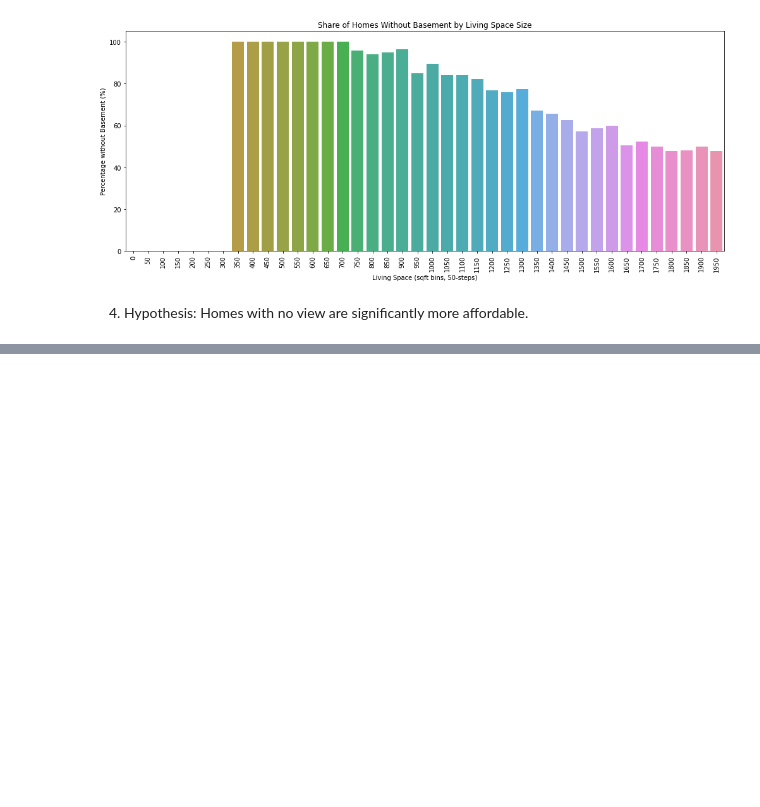
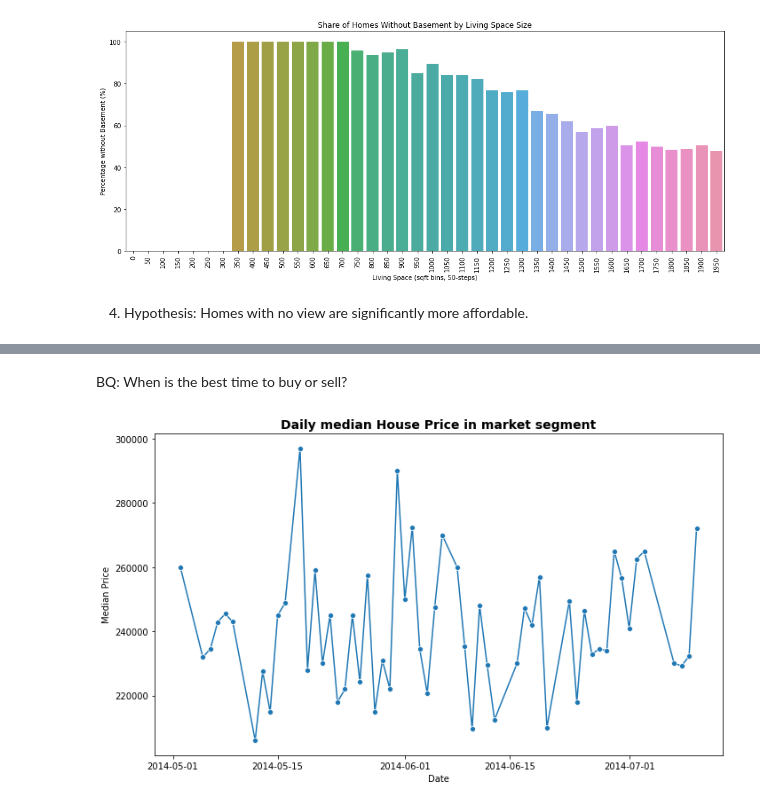
Before and after one commit to codedeedope/ScientificProgrammingLab, a Jupyter notebook: EDA_Project.ipynb, the cells around one changed output, grey strips where cells are left out. Cells and saved outputs as stored; diff of their text form; code cells hidden in the pictures; blank space fills up the shorter version.

Commit message:
Added best time to buy

```diff
--- a/EDA_Project.ipynb
+++ b/EDA_Project.ipynb
@@ -180,0 +184,42 @@ plt.show()
+# %% [markdown]
+BQ: When is the best time to buy or sell?
+# %%
+import pandas as pd
+import seaborn as sns
+import matplotlib.pyplot as plt
+
+df_plot = df.copy()
+df_plot = df_plot[df_plot["price"] <= 300000]
+df_plot = df_plot[(df["floors"] <= 2) & (df["sqft_basement"] <= 1)]
+df_plot = df_plot[df["condition"] >= 3]
+df_plot = df_plot[df["sqft_living"] <= 2000] #185sq_m
+
+# Convert to datetime
+df_plot["date"] = pd.to_datetime(df_plot["date"])
+
+# Create median
+df_median = (
+    df_plot
+    .set_index("date")
+    .resample("D")["price"] #Daily
+    .median()
+    .reset_index()
+)
+
+plt.figure(figsize=(10,6))
+
+sns.lineplot(
+    data=df_median,
+    x="date",
+    y="price",
+	marker="o"
+)
+
+plt.title("Daily median House Price in market segment", fontsize=14, weight="bold")
+plt.xlabel("Date")
+plt.ylabel("Median Price")
+
+plt.tight_layout()
+plt.show()
+# %% [output]
+[figure, added]
```
Also changed, not shown: parts of 3 cells of this notebook, 1 other file.
